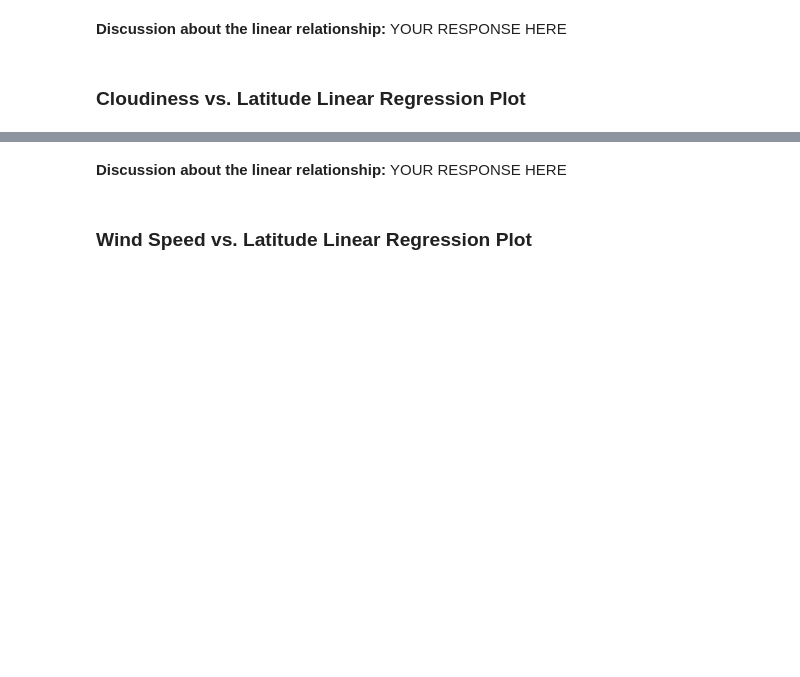
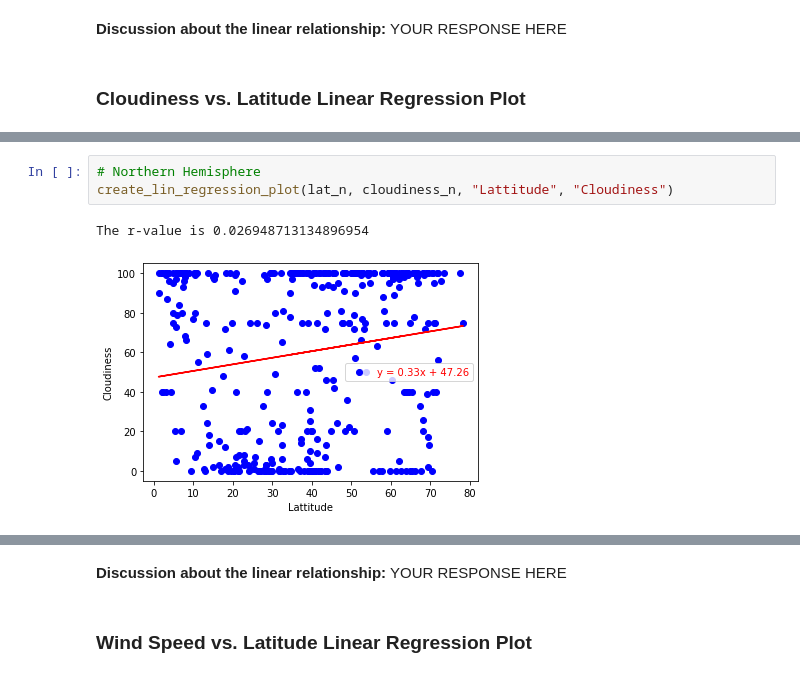
Before and after one commit to AdrianJason/Python_API_Challenge, a Jupyter notebook: Weatherpy/WeatherPy.ipynb, the cells around one changed output, grey strips where cells are left out. Drawn from its saved outputs; the diff is of its cells as text; blank space fills up the shorter version.

```diff
--- a/Weatherpy/WeatherPy.ipynb
+++ b/Weatherpy/WeatherPy.ipynb
@@ -415,0 +370,6 @@ The r-value is: 0.02056735429994368
+# %%
+# Northern Hemisphere
+create_lin_regression_plot(lat_n, cloudiness_n, "Lattitude", "Cloudiness")
+# %% [output]
+The r-value is 0.026948713134896954
+[figure, added]
```
Also changed, not shown: parts of 29 cells of this notebook, 12 other files.
